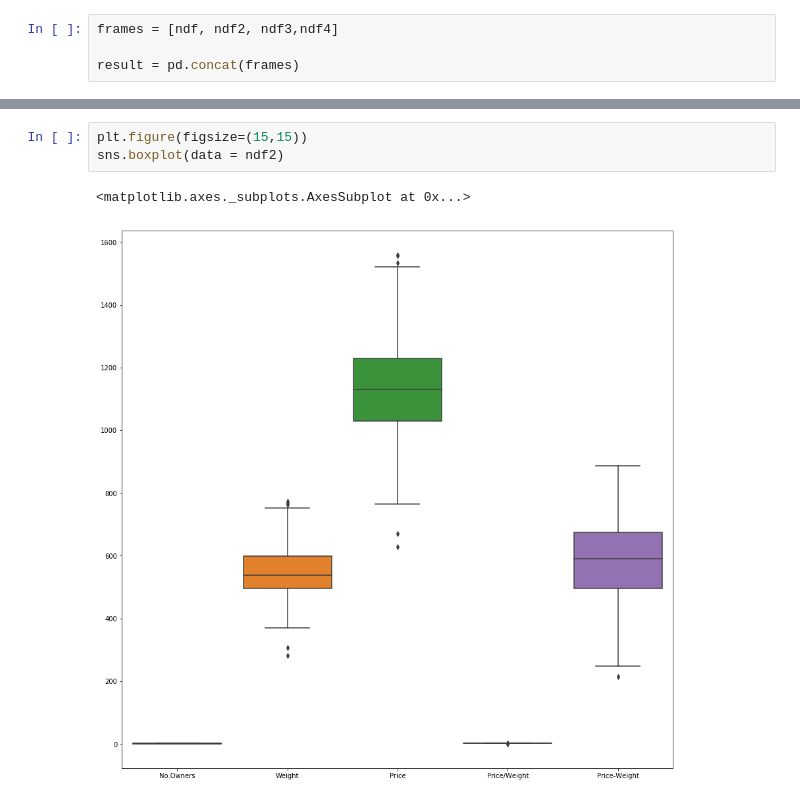
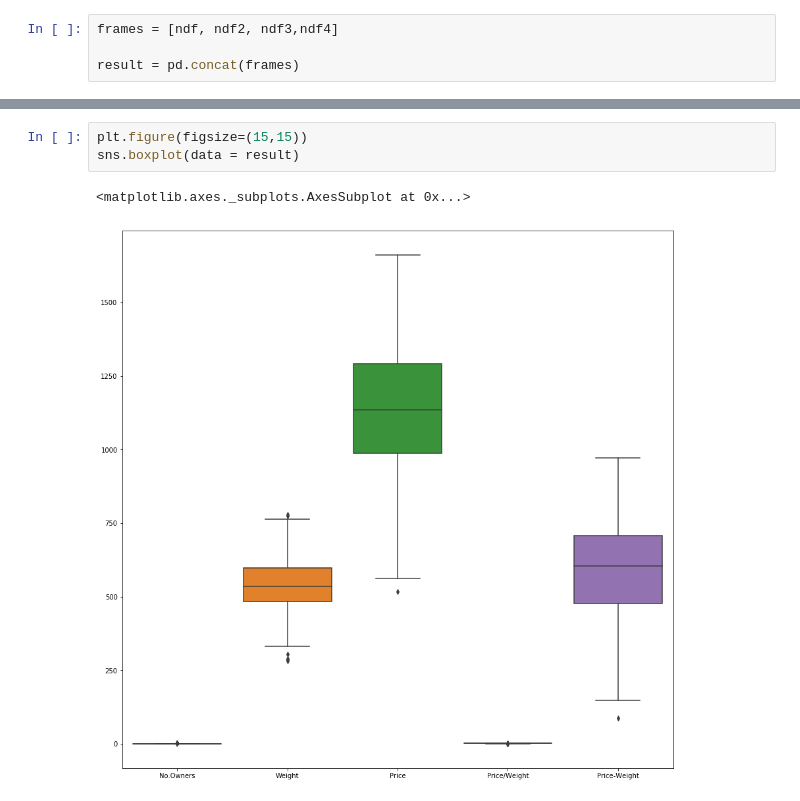
Before and after one commit to aidansummerville/52465----PROGRAMMING-FOR-DATA-ANALYSIS-Project, a Jupyter notebook: Dataset.ipynb, the cells around one changed output, grey strips where cells are left out. Drawn from its saved outputs; the diff is of its cells as text.

```diff
--- a/Dataset.ipynb
+++ b/Dataset.ipynb
@@ -2221,8 +2222,8 @@ ax = sns.lineplot(x="Date", y="Weight", hue="Breed",
 # %%
 plt.figure(figsize=(15,15))
-sns.boxplot(data = ndf2)
+sns.boxplot(data = result)
 # %% [output]
 <matplotlib.axes._subplots.AxesSubplot at 0x...>
-[figure, old version]
+[figure, new version]
 # %%
 plt.figure(figsize=(15,15))
```
Also changed, not shown: parts of 116 cells of this notebook, 3 other files.
